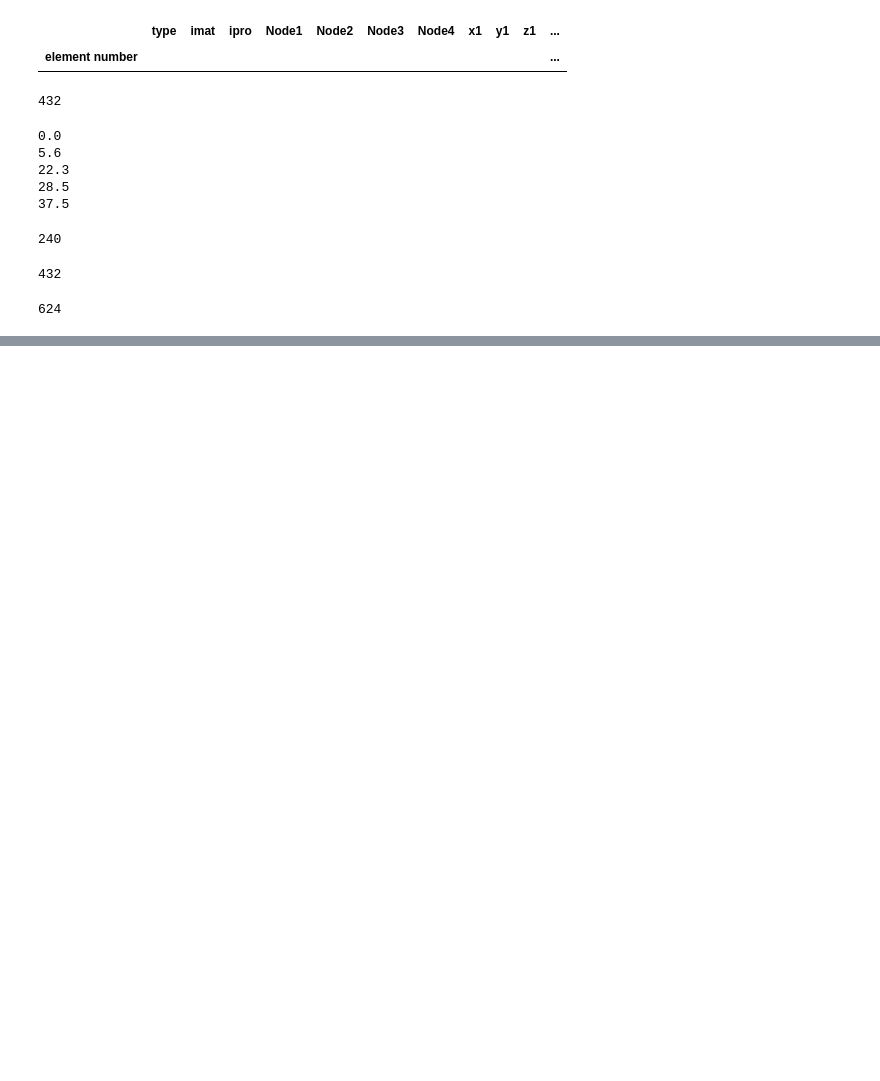
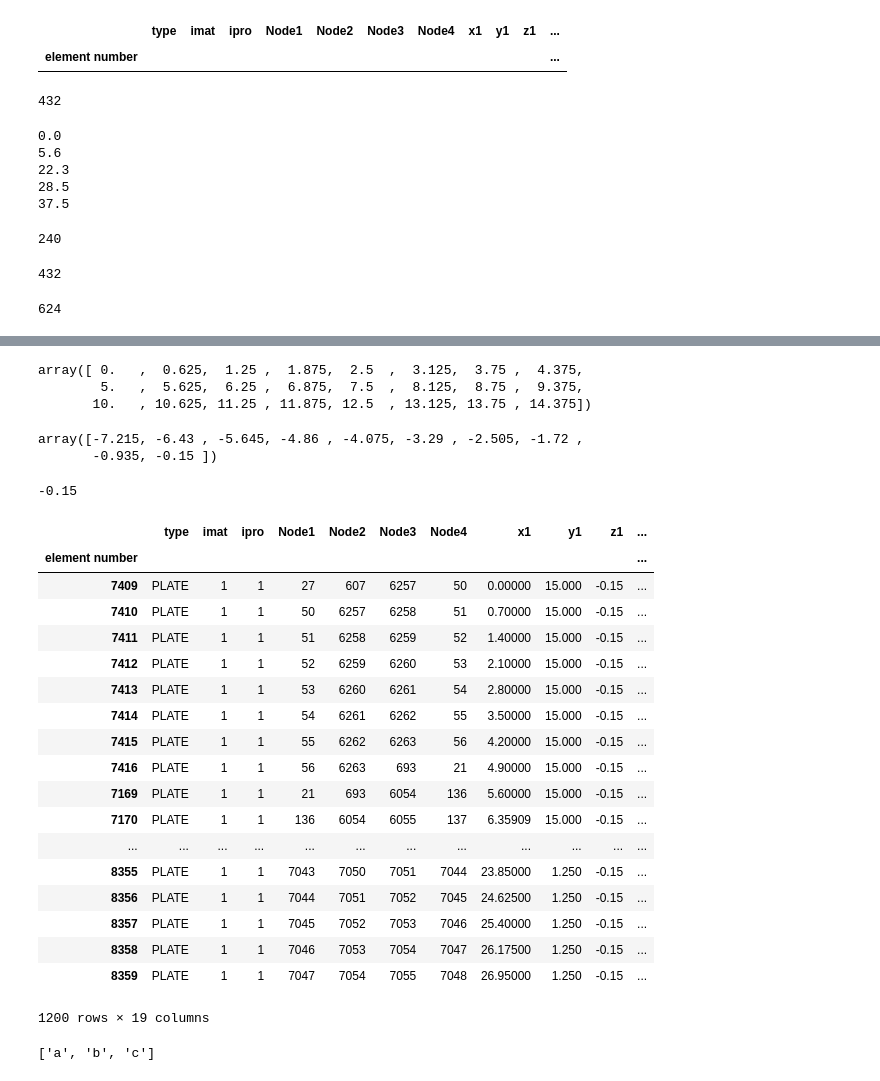
Before and after one commit to JohnYang1210/DesignWorkTask, a Jupyter notebook: sjqy2midas/extendMidastest.ipynb, the cells around one changed output, grey strips where cells are left out. Drawn from its saved outputs; the diff is of its cells as text; code cells hidden in the pictures; blank space fills up the shorter version.

```diff
--- a/sjqy2midas/extendMidastest.ipynb
+++ b/sjqy2midas/extendMidastest.ipynb
@@ -78,0 +165,6 @@ dict_keys(['x_wall_0.0', 'x_wall_5.6', 'x_wall_22.3', 'x_wall_28.5', 'x_wall_37.
+# %%
+a1.values
+# %% [output]
+array([ 0.   ,  0.625,  1.25 ,  1.875,  2.5  ,  3.125,  3.75 ,  4.375,
+        5.   ,  5.625,  6.25 ,  6.875,  7.5  ,  8.125,  8.75 ,  9.375,
+       10.   , 10.625, 11.25 , 11.875, 12.5  , 13.125, 13.75 , 14.375])
@@ -78,0 +173,34 @@ dict_keys(['x_wall_0.0', 'x_wall_5.6', 'x_wall_22.3', 'x_wall_28.5', 'x_wall_37.
+# %%
+a2.values
+# %% [output]
+array([-7.215, -6.43 , -5.645, -4.86 , -4.075, -3.29 , -2.505, -1.72 ,
+       -0.935, -0.15 ])
+# %%
+for i in a2.values:
+    se=model.SelectEle(z=[i])
+    if len(se)>1:
+        print(i)
+# %% [output]
+-0.15
+# %%
+model.SelectEle(z=[-0.15])
+# %% [output]
+|  | type | imat | ipro | Node1 | Node2 | Node3 | Node4 | x1 | y1 | z1 | ... |
+| element number |  |  |  |  |  |  |  |  |  |  | ... |
+| 7409 | PLATE | 1 | 1 | 27 | 607 | 6257 | 50 | 0.00000 | 15.000 | -0.15 | ... |
+| 7410 | PLATE | 1 | 1 | 50 | 6257 | 6258 | 51 | 0.70000 | 15.000 | -0.15 | ... |
+| 7411 | PLATE | 1 | 1 | 51 | 6258 | 6259 | 52 | 1.40000 | 15.000 | -0.15 | ... |
+| 7412 | PLATE | 1 | 1 | 52 | 6259 | 6260 | 53 | 2.10000 | 15.000 | -0.15 | ... |
+| 7413 | PLATE | 1 | 1 | 53 | 6260 | 6261 | 54 | 2.80000 | 15.000 | -0.15 | ... |
+| 7414 | PLATE | 1 | 1 | 54 | 6261 | 6262 | 55 | 3.50000 | 15.000 | -0.15 | ... |
+| 7415 | PLATE | 1 | 1 | 55 | 6262 | 6263 | 56 | 4.20000 | 15.000 | -0.15 | ... |
+| 7416 | PLATE | 1 | 1 | 56 | 6263 | 693 | 21 | 4.90000 | 15.000 | -0.15 | ... |
+| 7169 | PLATE | 1 | 1 | 21 | 693 | 6054 | 136 | 5.60000 | 15.000 | -0.15 | ... |
+| 7170 | PLATE | 1 | 1 | 136 | 6054 | 6055 | 137 | 6.35909 | 15.000 | -0.15 | ... |
+| ... | ... | ... | ... | ... | ... | ... | ... | ... | ... | ... | ... |
+| 8355 | PLATE | 1 | 1 | 7043 | 7050 | 7051 | 7044 | 23.85000 | 1.250 | -0.15 | ... |
+| 8356 | PLATE | 1 | 1 | 7044 | 7051 | 7052 | 7045 | 24.62500 | 1.250 | -0.15 | ... |
+| 8357 | PLATE | 1 | 1 | 7045 | 7052 | 7053 | 7046 | 25.40000 | 1.250 | -0.15 | ... |
+| 8358 | PLATE | 1 | 1 | 7046 | 7053 | 7054 | 7047 | 26.17500 | 1.250 | -0.15 | ... |
+| 8359 | PLATE | 1 | 1 | 7047 | 7054 | 7055 | 7048 | 26.95000 | 1.250 | -0.15 | ... |
+1200 rows × 19 columns
@@ -78,0 +211,4 @@ dict_keys(['x_wall_0.0', 'x_wall_5.6', 'x_wall_22.3', 'x_wall_28.5', 'x_wall_37.
+# %%
+list(aa.keys())
+# %% [output]
+['a', 'b', 'c']
```
Also changed, not shown: parts of 10 cells of this notebook, 3 other files.
